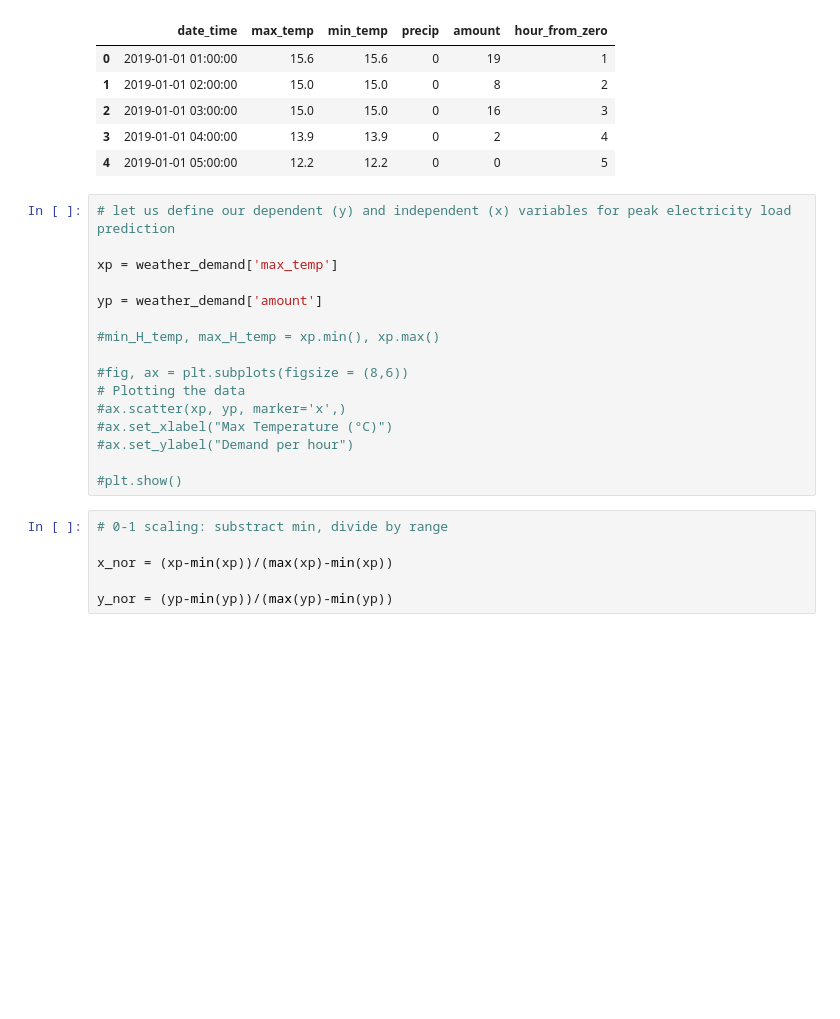
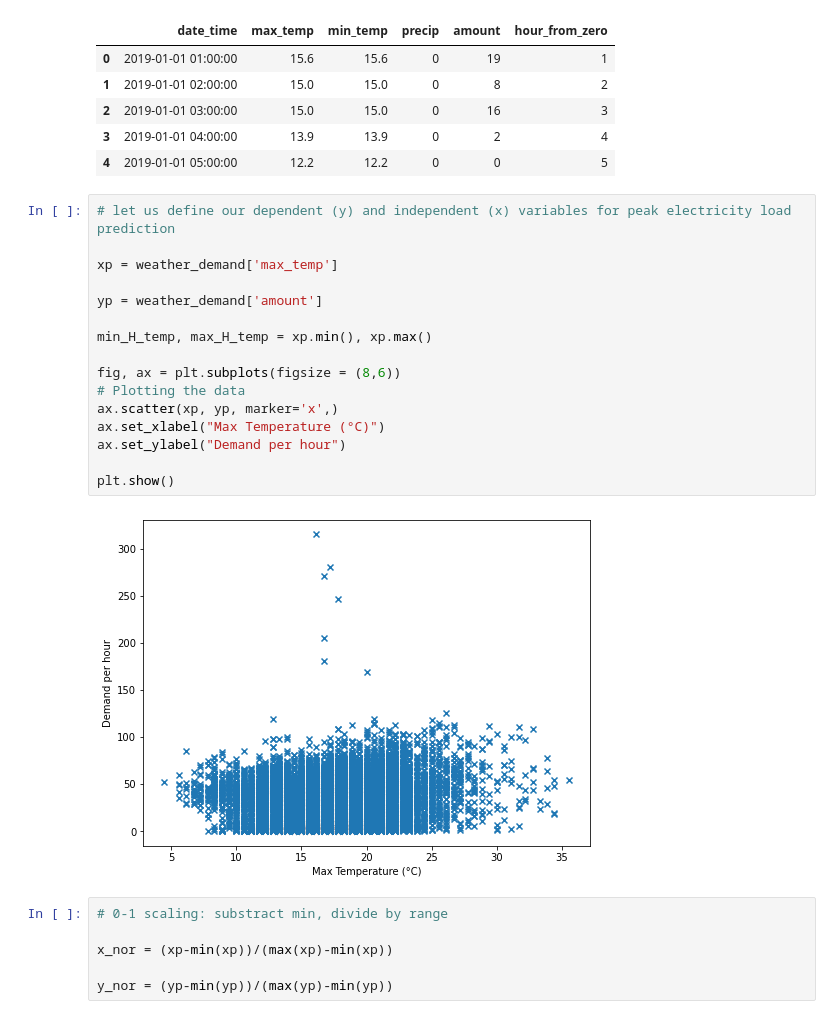
Before and after one commit to robbenB-123/SiliconValley, a Jupyter notebook: DSML_SILICONVALLEY.ipynb, the cells around one changed output. Saved outputs shown, nothing was run; the diff lists cells and outputs as text; blank space fills up the shorter version.

```diff
--- a/DSML_SILICONVALLEY.ipynb
+++ b/DSML_SILICONVALLEY.ipynb
@@ -548,19 +608,21 @@ weather_demand.head(5)
 # %%
 # let us define our dependent (y) and independent (x) variables for peak electricity load prediction
 
 xp = weather_demand['max_temp']
 
 yp = weather_demand['amount']
 
-#min_H_temp, max_H_temp = xp.min(), xp.max()
+min_H_temp, max_H_temp = xp.min(), xp.max()
 
-#fig, ax = plt.subplots(figsize = (8,6))
+fig, ax = plt.subplots(figsize = (8,6))
 # Plotting the data
-#ax.scatter(xp, yp, marker='x',)
-#ax.set_xlabel("Max Temperature (°C)")
-#ax.set_ylabel("Demand per hour")
+ax.scatter(xp, yp, marker='x',)
+ax.set_xlabel("Max Temperature (°C)")
+ax.set_ylabel("Demand per hour")
 
-#plt.show()
+plt.show()
+# %% [output]
+[figure, added]
 # %%
 # 0-1 scaling: substract min, divide by range
 
```
Also changed, not shown: parts of 14 cells of this notebook.
